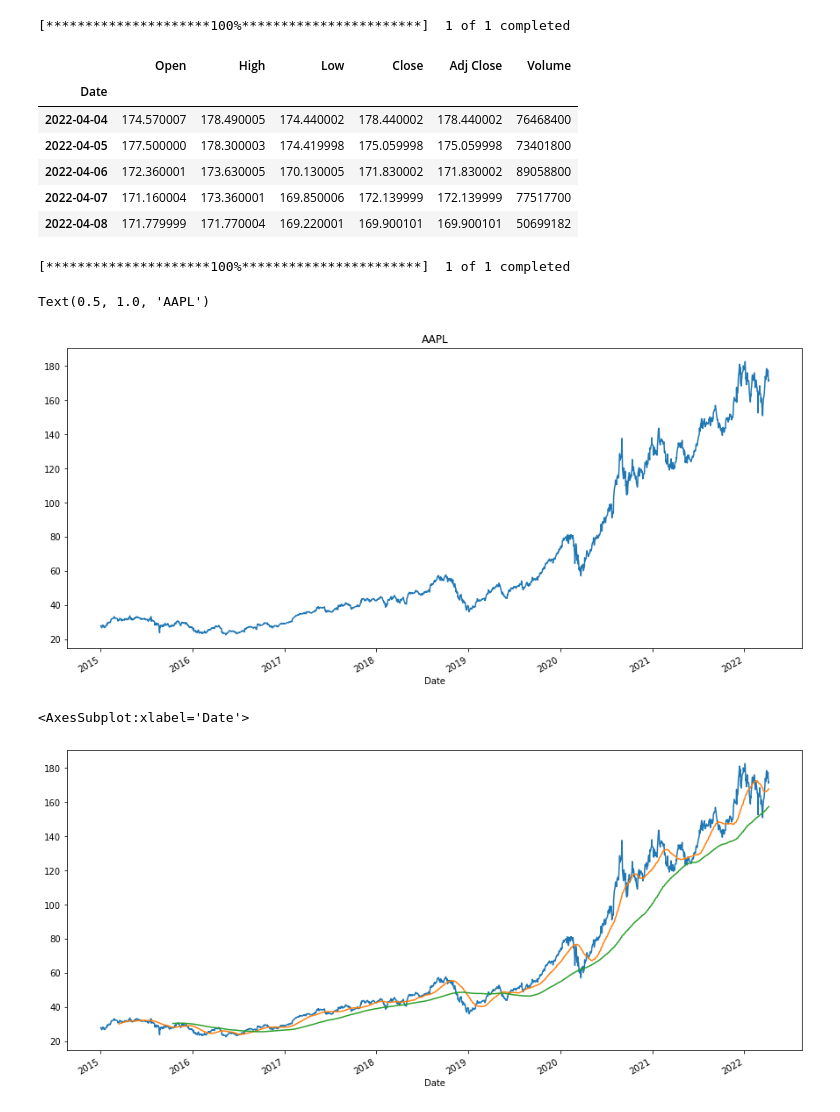
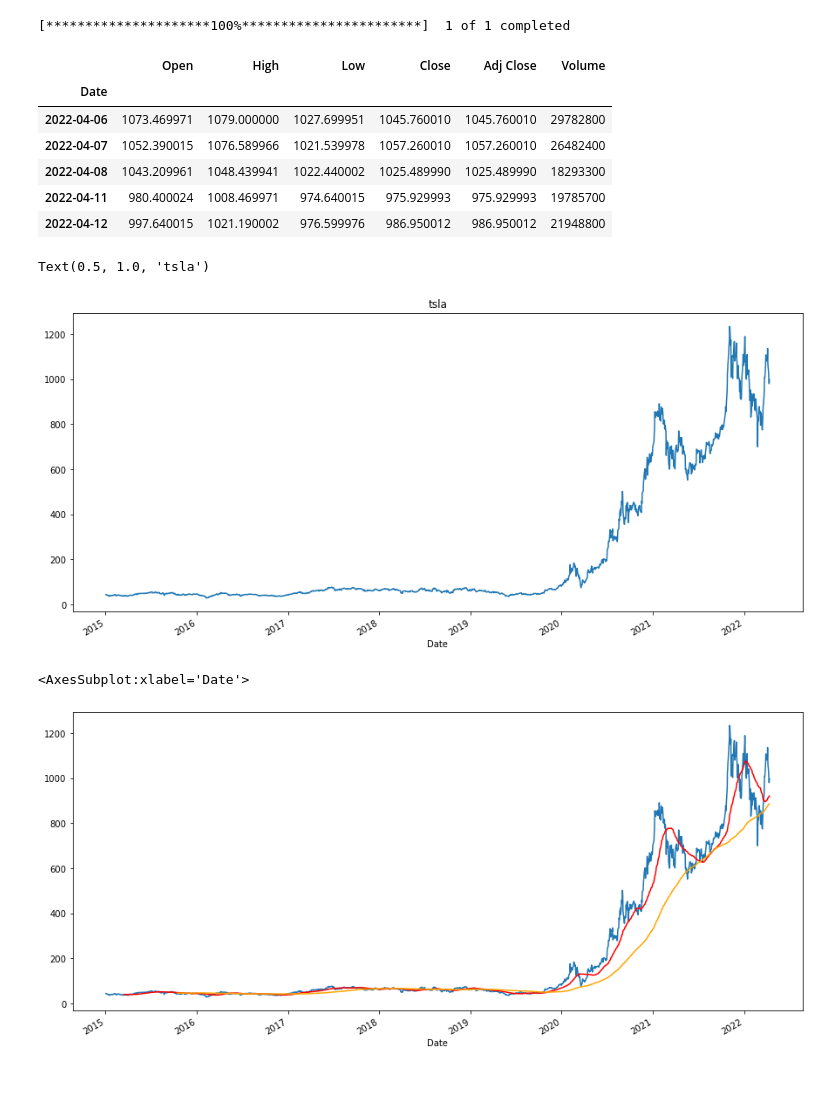
Before and after one commit to dabui99/Financial-Analysis, a Jupyter notebook: basic_analysis.ipynb, the cells around one changed output. Cells and saved outputs as stored; diff of their text form; code cells hidden in the pictures; blank space fills up the shorter version.

```diff
--- a/basic_analysis.ipynb
+++ b/basic_analysis.ipynb
@@ -21,39 +21,34 @@ Rename the column names because finta uses the lowercase names
 
 start = "2015-01-01"
 end = datetime.datetime.today()
+symbol = "tsla"
+df = yf.download(symbol, start = start, end = end, interval = INTERVAL)
 
-aapl = yf.download('AAPL', start = start, end = end, interval = INTERVAL)
-
-aapl.tail()
+df.tail()
 # %% [output]
 [*********************100%***********************]  1 of 1 completed
 |  | Open | High | Low | Close | Adj Close | Volume |
 | Date |  |  |  |  |  |  |
-| 2022-04-04 | 174.570007 | 178.490005 | 174.440002 | 178.440002 | 178.440002 | 76468400 |
-| 2022-04-05 | 177.500000 | 178.300003 | 174.419998 | 175.059998 | 175.059998 | 73401800 |
-| 2022-04-06 | 172.360001 | 173.630005 | 170.130005 | 171.830002 | 171.830002 | 89058800 |
-| 2022-04-07 | 171.160004 | 173.360001 | 169.850006 | 172.139999 | 172.139999 | 77517700 |
-| 2022-04-08 | 171.779999 | 171.770004 | 169.220001 | 169.900101 | 169.900101 | 50699182 |
+| 2022-04-06 | 1073.469971 | 1079.000000 | 1027.699951 | 1045.760010 | 1045.760010 | 29782800 |
+| 2022-04-07 | 1052.390015 | 1076.589966 | 1021.539978 | 1057.260010 | 1057.260010 | 26482400 |
+| 2022-04-08 | 1043.209961 | 1048.439941 | 1022.440002 | 1025.489990 | 1025.489990 | 18293300 |
+| 2022-04-11 | 980.400024 | 1008.469971 | 974.640015 | 975.929993 | 975.929993 | 19785700 |
+| 2022-04-12 | 997.640015 | 1021.190002 | 976.599976 | 986.950012 | 986.950012 | 21948800 |
-# %%
-symbol = "aapl"
-df = yf.download(symbol, start, end)
-# %% [output]
-[*********************100%***********************]  1 of 1 completed
 # %%
 
-df['Open'].plot(label = 'appl', figsize = (15,7))
+df['Open'].plot(label = symbol , figsize = (15,7))
 plt.title(symbol)
 # %% [output]
-Text(0.5, 1.0, 'AAPL')
+Text(0.5, 1.0, 'tsla')
-[figure, old version]
+[figure, new version]
 # %%
 # moving average 50, 200
 
 df['MA50'] = df['Open'].rolling(50).mean()
 df['MA200'] = df['Open'].rolling(200).mean()
 df['Open'].plot(figsize = (15,7), label="price")
-df['MA50'].plot(label="MA50")
-df['MA200'].plot(label="MA200")
+df['MA50'].plot(label="MA50", color ="red")
+df['MA200'].plot(label="MA200", color = "orange")
 # %% [output]
 <AxesSubplot:xlabel='Date'>
-[figure, old version]
+[figure, new version]
```
Also changed, not shown: parts of 3 cells of this notebook, 2 other files.
